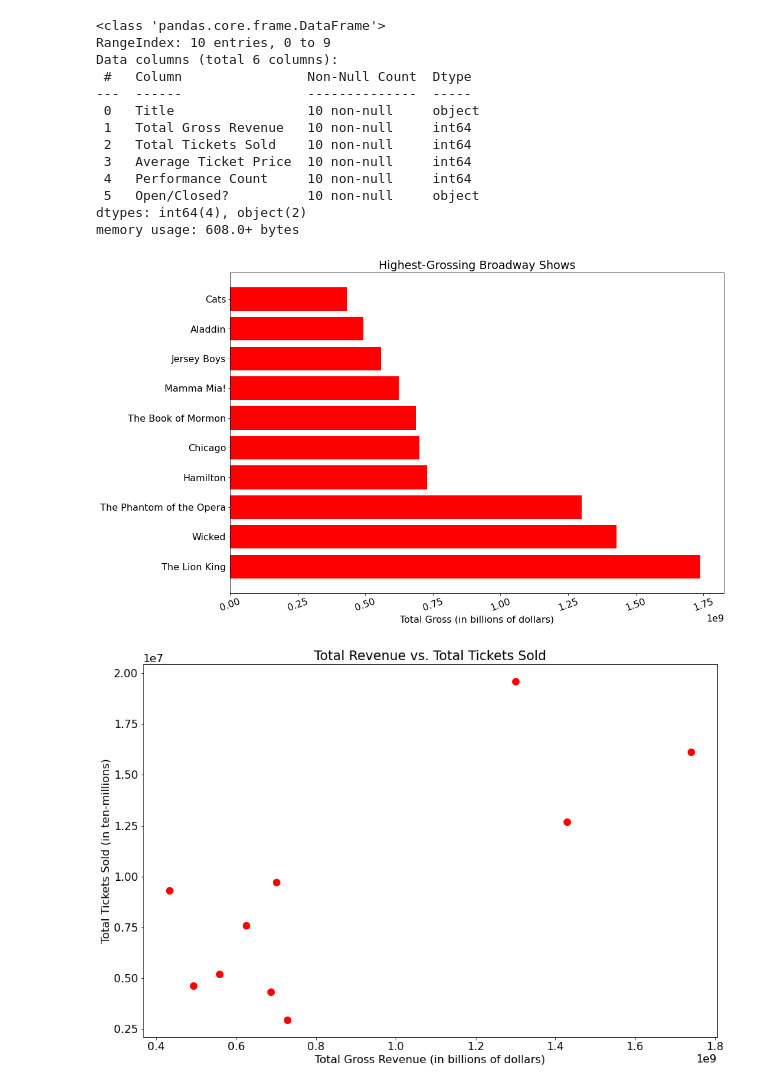
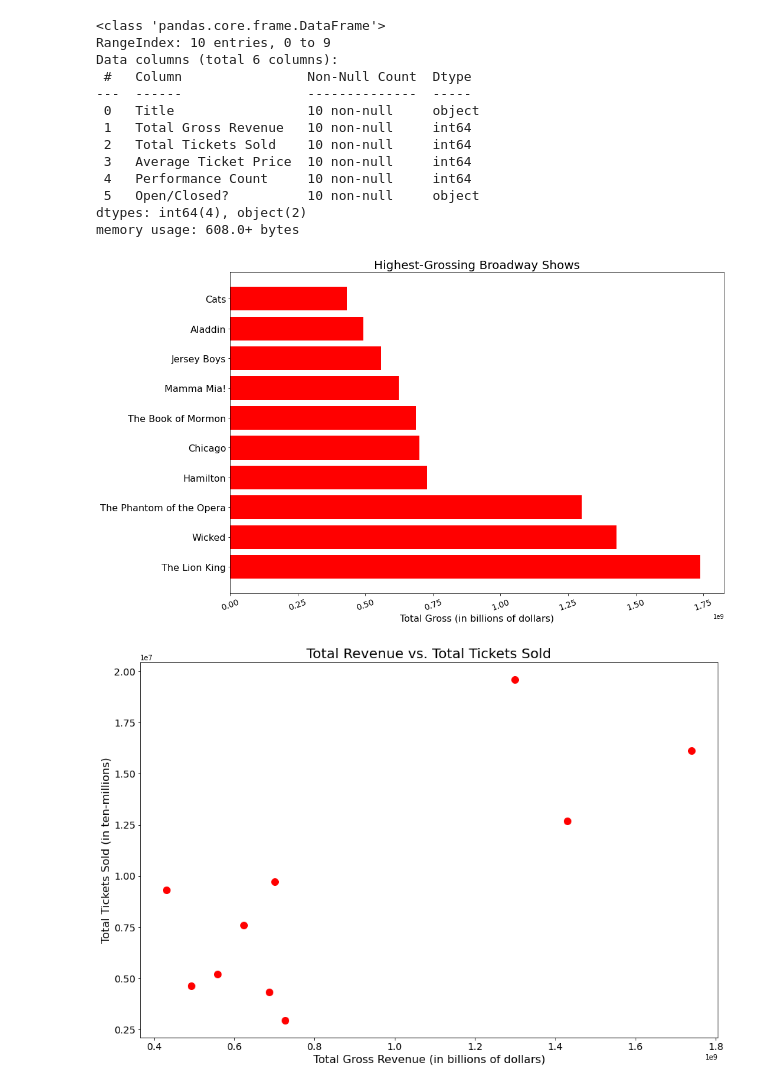
Before and after one commit to abihelvey/Broadway-Success, a Jupyter notebook: notebooks/overview_visualizations.ipynb, the cells around one changed output. Cells and saved outputs as stored; diff of their text form; code cells hidden in the pictures.

```diff
--- a/notebooks/overview_visualizations.ipynb
+++ b/notebooks/overview_visualizations.ipynb
@@ -84,22 +80,25 @@ memory usage: 608.0+ bytes
 # %%
-#matplotlib.rc('font', **font)
 plt.figure(figsize=(15, 10))
 plt.barh(top_10_gross['Title'], top_10_gross['Total Gross Revenue'], color='r')
-plt.title('Highest-Grossing Broadway Shows')
-plt.xlabel('Total Gross (in billions of dollars)')
-plt.xticks(rotation=20)
+plt.title('Highest-Grossing Broadway Shows', fontsize=20)
+plt.yticks(fontsize=16)
+plt.xlabel('Total Gross (in billions of dollars)', fontsize=16)
+plt.xticks(rotation=20, fontsize=14)
+#ax.bar_label(ax.containers[0], size=12, padding=3, fmt='%.2f')
 plt.show()
 # %% [output]
-[figure, old version]
+[figure, new version]
 # %%
 plt.figure(figsize=(15, 10))
 plt.scatter(top_10_gross['Total Gross Revenue'], top_10_gross['Total Tickets Sold'], color='r', s=100)
-plt.title('Total Revenue vs. Total Tickets Sold')
-plt.ylabel('Total Tickets Sold (in ten-millions)')
-plt.xlabel('Total Gross Revenue (in billions of dollars)')
+plt.title('Total Revenue vs. Total Tickets Sold', fontsize=20)
+plt.ylabel('Total Tickets Sold (in ten-millions)', fontsize=16)
+plt.xlabel('Total Gross Revenue (in billions of dollars)', fontsize=16)
+plt.yticks(fontsize=14)
+plt.xticks(fontsize=14)
 plt.show()
 # %% [output]
-[figure, old version]
+[figure, new version]
 # %%
 plt.figure(figsize=(15, 10))
 plt.scatter(top_10_gross['Total Gross Revenue'], top_10_gross['Average Ticket Price'], color='r', s=100)
```
Also changed, not shown: parts of 10 cells of this notebook.
